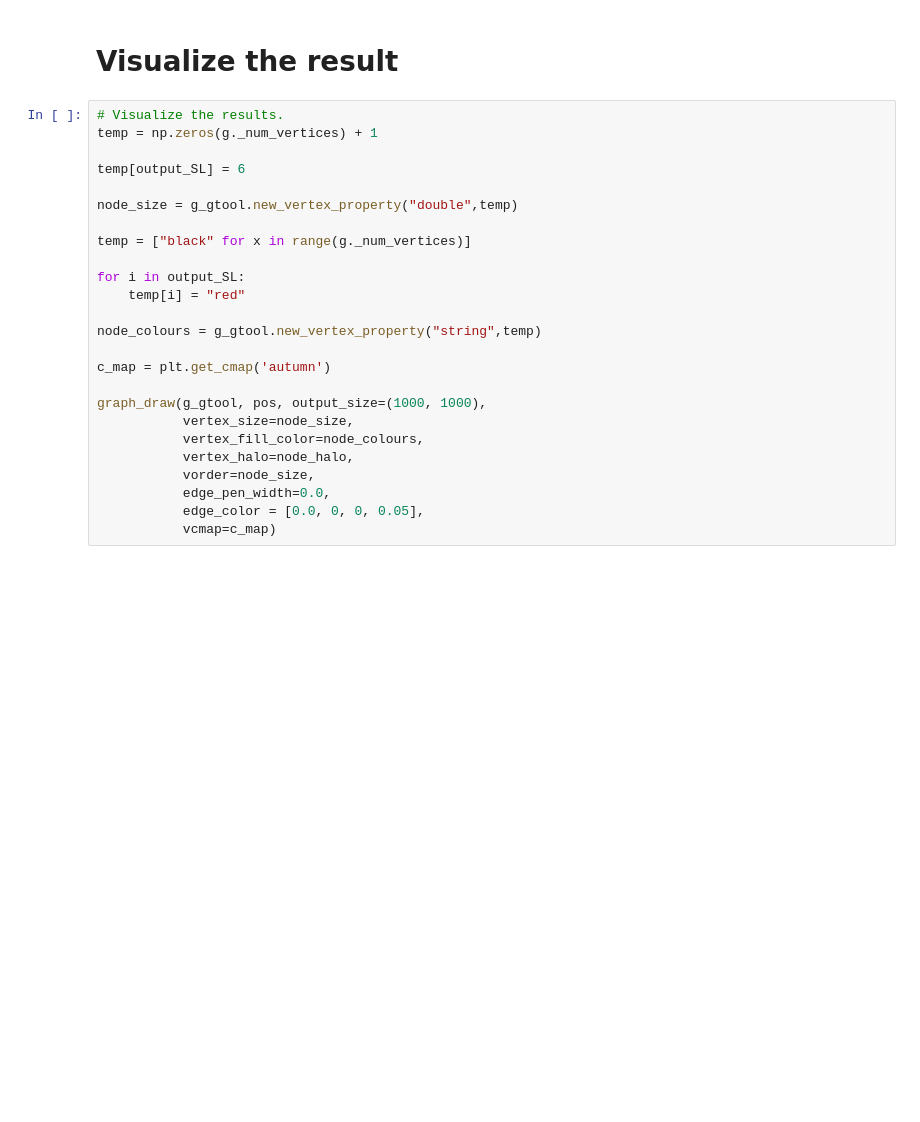
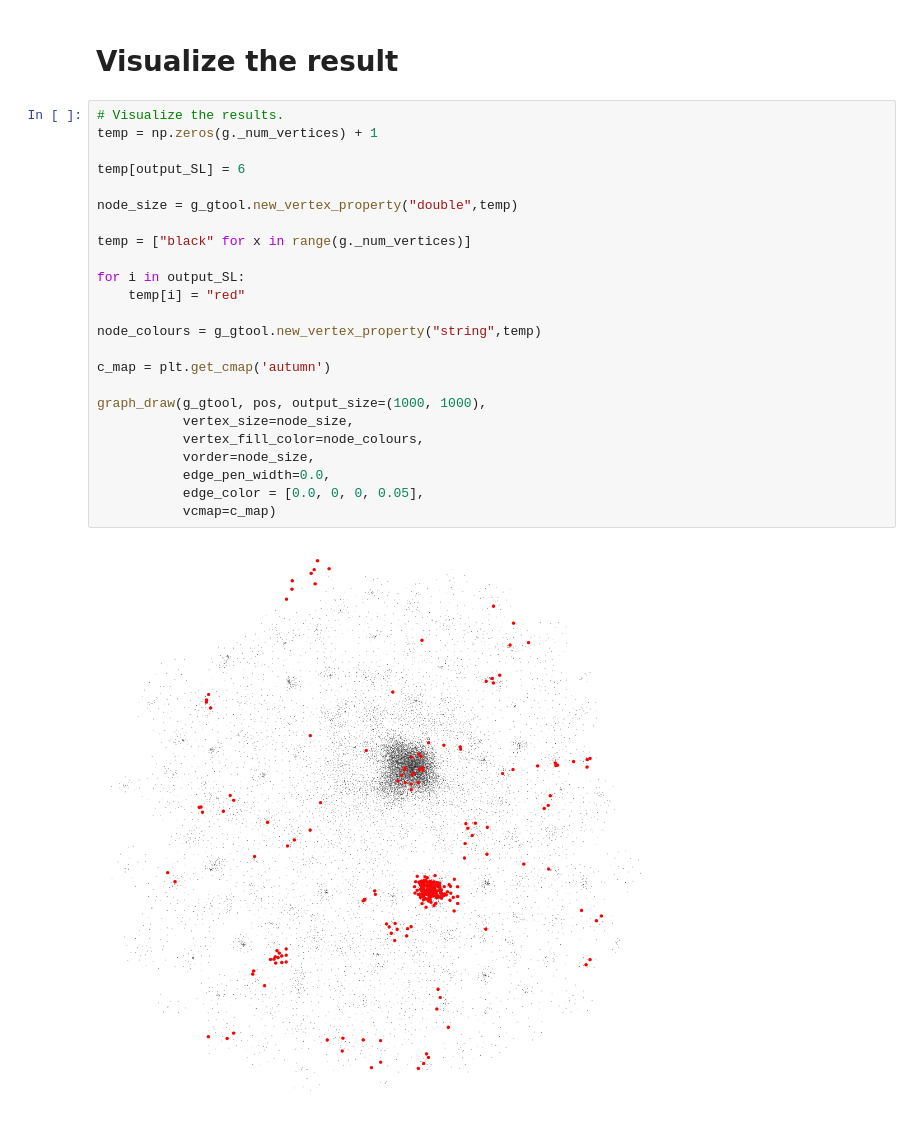
Before and after one commit to kfoynt/LocalGraphClustering, a Jupyter notebook: notebooks/examples_Bioinformatics_with_visualization.ipynb, the cells around one changed output. Cells and saved outputs as stored; diff of their text form; blank space fills up the shorter version.

```diff
--- a/notebooks/examples_Bioinformatics_with_visualization.ipynb
+++ b/notebooks/examples_Bioinformatics_with_visualization.ipynb
@@ -374,25 +384,26 @@ output_SL = output_SL_fast[0][0]
 # %%
 # Visualize the results.
 temp = np.zeros(g._num_vertices) + 1
 
 temp[output_SL] = 6
 
 node_size = g_gtool.new_vertex_property("double",temp)
 
 temp = ["black" for x in range(g._num_vertices)]
 
 for i in output_SL:
     temp[i] = "red"
 
 node_colours = g_gtool.new_vertex_property("string",temp)
 
 c_map = plt.get_cmap('autumn')
 
 graph_draw(g_gtool, pos, output_size=(1000, 1000),
            vertex_size=node_size,
            vertex_fill_color=node_colours,
-           vertex_halo=node_halo,
            vorder=node_size,
            edge_pen_width=0.0,
            edge_color = [0.0, 0, 0, 0.05],
            vcmap=c_map)
+# %% [output]
+[figure, added]
```
Also changed, not shown: parts of 10 cells of this notebook.
